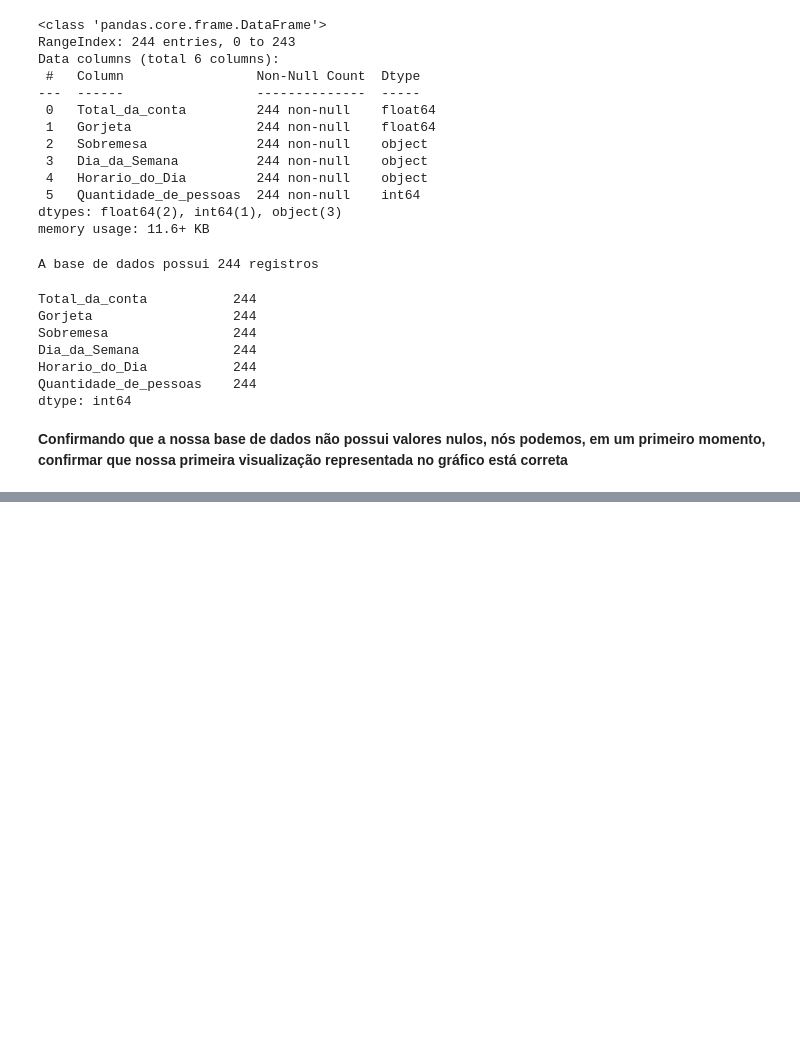
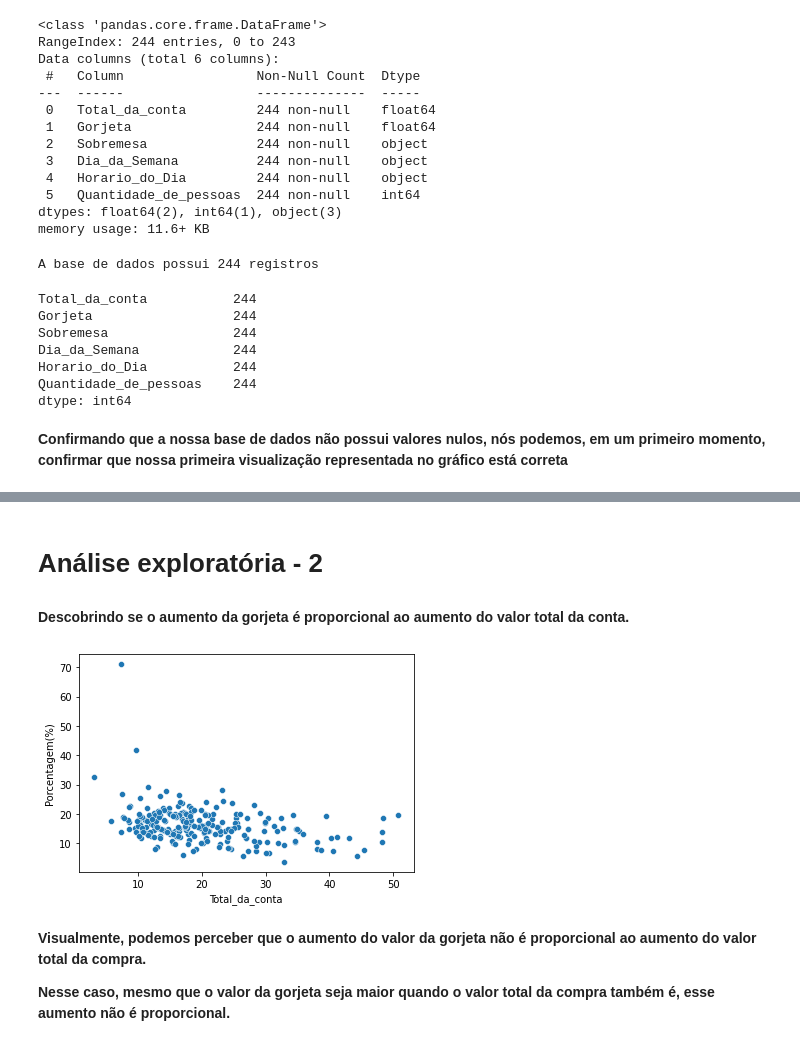
Before and after one commit to Olivierah/Data_Visualization, a Jupyter notebook: Seaborn_package_1.ipynb, the cells around one changed output, grey strips where cells are left out. Drawn from its saved outputs; the diff is of its cells as text; code cells hidden in the pictures; blank space fills up the shorter version.

```diff
--- a/Seaborn_package_1.ipynb
+++ b/Seaborn_package_1.ipynb
@@ -164,0 +178,3 @@ dtype: int64
+# %%
+dados['Porcentagem(%)'] = ((dados['Gorjeta']) / (dados['Total_da_conta']) * 100).round(2)
+dados.head()
@@ -164,0 +188,12 @@ dtype: int64
+# %% [markdown]
+# Análise exploratória - 2
+
+#### Descobrindo se o aumento da gorjeta é proporcional ao aumento do valor total da conta.
+# %%
+percent_cont = sns.scatterplot(x='Total_da_conta', y='Porcentagem(%)', data=dados)
+# %% [output]
+[figure, added]
+# %% [markdown]
+**Visualmente, podemos perceber que o aumento do valor da gorjeta não é proporcional ao aumento do valor total da compra.**
+
+**Nesse caso, mesmo que o valor da gorjeta seja maior quando o valor total da compra também é, esse aumento não é proporcional.**
```
Also changed, not shown: parts of 3 cells of this notebook.
